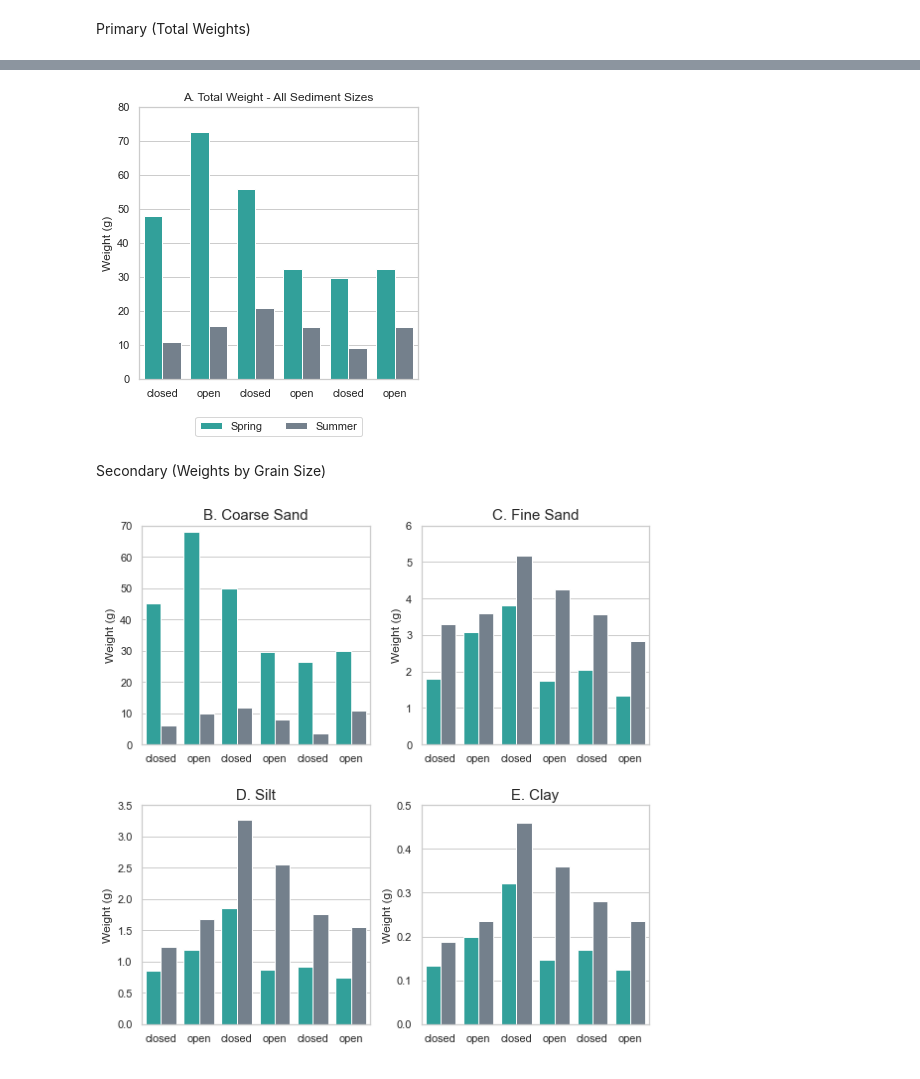
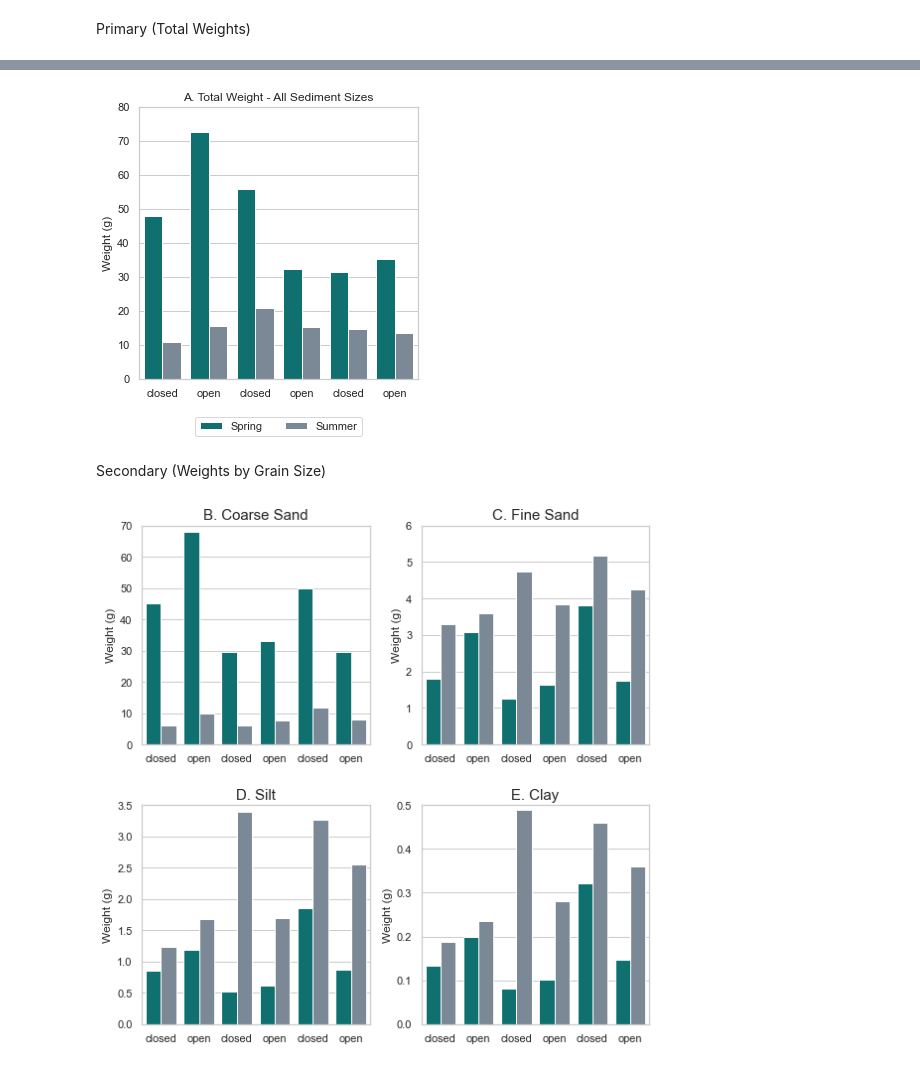
Before and after one commit to nicole-hucke/sediment_trap_paper, a Jupyter notebook: trap_barplots/barplots_code.ipynb, the cells around one changed output, grey strips where cells are left out. Saved outputs shown, nothing was run; the diff lists cells and outputs as text; code cells hidden in the pictures.

```diff
--- a/trap_barplots/barplots_code.ipynb
+++ b/trap_barplots/barplots_code.ipynb
@@ -358,10 +359,10 @@ clay = pd.concat([spring_C, summer_C])
 total_weights = pd.concat([spring_weights, summer_weights])
 
 # for summarized bar plots, only select baskets that start with T2 A,B, T5 A,B and T6 C,D
-summary_cs = coarse_sand[coarse_sand['Sample'].str.startswith(('T2-A', 'T2-B', 'T5-A', 'T5-B', 'T6-C', 'T6-D'))]
-summary_fs = fine_sand[fine_sand['Sample'].str.startswith(('T2-A', 'T2-B', 'T5-A', 'T5-B', 'T6-C', 'T6-D'))]
-summary_s = silt[silt['Sample'].str.startswith(('T2-A', 'T2-B', 'T5-A', 'T5-B', 'T6-C', 'T6-D'))]
-summary_c = clay[clay['Sample'].str.startswith(('T2-A', 'T2-B', 'T5-A', 'T5-B', 'T6-C', 'T6-D'))]
-summary_weights = total_weights[total_weights['Sample'].str.startswith(('T2-A', 'T2-B', 'T5-A', 'T5-B', 'T6-C', 'T6-D'))]
+summary_cs = coarse_sand[coarse_sand['Sample'].str.startswith(('T2-A', 'T2-B', 'T8-C', 'T8-D', 'T5-A', 'T5-B'))]
+summary_fs = fine_sand[fine_sand['Sample'].str.startswith(('T2-A', 'T2-B', 'T8-C', 'T8-D', 'T5-A', 'T5-B'))]
+summary_s = silt[silt['Sample'].str.startswith(('T2-A', 'T2-B', 'T8-C', 'T8-D', 'T5-A', 'T5-B'))]
+summary_c = clay[clay['Sample'].str.startswith(('T2-A', 'T2-B', 'T8-C', 'T8-D', 'T5-A', 'T5-B'))]
+summary_weights = total_weights[total_weights['Sample'].str.startswith(('T2-A', 'T2-B', 'T8-C', 'T8-D', 'T5-A', 'T5-B'))]
 # %% [markdown]
 Primary (Total Weights)
@@ -368,32 +392,33 @@ Primary (Total Weights)
 # %%
 plt.figure(figsize=(5, 5))
 labels = ['closed\n', 'open\n', 'closed\n', 'open\n', 'closed\n', 'open\n']
-group_labels = ['T2', 'T5', 'T6']
 
 ax = sns.barplot(data=summary_weights, x='Sample', y='Weight', hue='season', dodge=True, errorbar=None,
-            palette={'Spring': 'lightseagreen', 'Summer': 'slategray'})
+            palette={'Spring': 'teal', 'Summer': 'lightslategray'})
 
 plt.title('A. Total Weight - All Sediment Sizes')
 plt.ylim(0, 80)
 plt.ylabel('Weight (g)')
 plt.xlabel('')
 ax.set_xticklabels(labels)
 plt.legend(loc='upper center', bbox_to_anchor=(0.5, -0.12), ncol=2)
 plt.savefig('plots/total_basket_weights_barplots.jpg', dpi=1000, bbox_inches='tight')
 plt.show()
 # %% [output]
-[figure, old version]
+[figure, new version]
 # %% [markdown]
 Secondary (Weights by Grain Size)
 # %%
 fig, axs = plt.subplots(2, 2, figsize=(8, 8))
 sns.set_theme(style="whitegrid")
 labels = ['closed\n', 'open\n', 'closed\n', 'open\n', 'closed\n', 'open\n']
-group_labels = ['T2', 'T5', 'T6']
+
+# define the desired order of the samples
+sample_order = ['T2-A', 'T2-B', 'T8-C', 'T8-D', 'T5-A', 'T5-B']
 
 # coarse sand
 sns.barplot(data=summary_cs, x='Sample', y='Weight', hue='season', ax=axs[0,0],
-            dodge=True, errorbar=None, palette={'Spring': 'lightseagreen', 'Summer': 'slategray'})
+            dodge=True, errorbar=None, palette={'Spring': 'teal', 'Summer': 'lightslategray'}, order=sample_order)
 axs[0,0].set_title('B. Coarse Sand', size=15)
 axs[0,0].set_ylim(0, 70)
 axs[0,0].set_ylabel('Weight (g)')
@@ -405,7 +430,7 @@ tick_positions = axs[0,0].get_xticks()
 
 # fine sand
 sns.barplot(data=summary_fs, x='Sample', y='Weight', hue='season', ax=axs[0,1],
-            dodge=True, errorbar=None, palette={'Spring': 'lightseagreen', 'Summer': 'slategray'})
+            dodge=True, errorbar=None, palette={'Spring': 'teal', 'Summer': 'lightslategray'}, order=sample_order)
 axs[0,1].set_title('C. Fine Sand', size=15)
 axs[0,1].set_ylim(0, 6)
 axs[0,1].set_ylabel('Weight (g)')
@@ -417,7 +442,7 @@ tick_positions = axs[0,1].get_xticks()
 
 # silt
 sns.barplot(data=summary_s, x='Sample', y='Weight', hue='season', ax=axs[1,0],
-            dodge=True, errorbar=None, palette={'Spring': 'lightseagreen', 'Summer': 'slategray'})
+            dodge=True, errorbar=None, palette={'Spring': 'teal', 'Summer': 'lightslategray'}, order=sample_order)
 axs[1,0].set_title('D. Silt', size=15)
 axs[1,0].set_ylim(0, 3.5)
 axs[1,0].set_ylabel('Weight (g)')
@@ -429,7 +454,8 @@ tick_positions = axs[1,0].get_xticks()
 
 # clay
 sns.barplot(data=summary_c, x='Sample', y='Weight', hue='season', ax=axs[1,1],
-            dodge=True, errorbar=None, palette={'Spring': 'lightseagreen', 'Summer': 'slategray'})
+            dodge=True, errorbar=None, palette={'Spring': 'teal', 'Summer': 'lightslategray'}, order=sample_order)
+
 axs[1,1].set_title('E. Clay', size=15)
 axs[1,1].set_ylim(0, 0.5)
 axs[1,1].set_ylabel('Weight (g)')
@@ -439,8 +465,19 @@ axs[1,1].set_xticklabels(labels)
 axs[1,1].legend_.remove()
 tick_positions = axs[1,1].get_xticks()
 
+# Set alpha for lightslategray bars in all subplots
+for ax in axs.flat:
+    for patch in ax.patches:
+        # Convert patch color to RGB for comparison, ignoring alpha
+        patch_color = mcolors.to_rgb(patch.get_facecolor())
+        lightslategray_rgb = mcolors.to_rgb('lightslategray')
+
+        if patch_color == lightslategray_rgb:
+            # Set the color with a new alpha
+            patch.set_facecolor((119/255, 136/255, 153/255, 0.01))  # lightslategray with alpha 0.1
+
 plt.tight_layout()
-plt.savefig('plots/sizes_basket_weights_barplots.jpg', dpi=1000, bbox_inches='tight')
+plt.savefig('plots/sizes_basket_weights_barplots_DNU.jpg', dpi=1000, bbox_inches='tight')
 plt.show()
 # %% [output]
-[figure, old version]
+[figure, new version]
```
Also changed, not shown: parts of 8 cells of this notebook, 7 other files.
